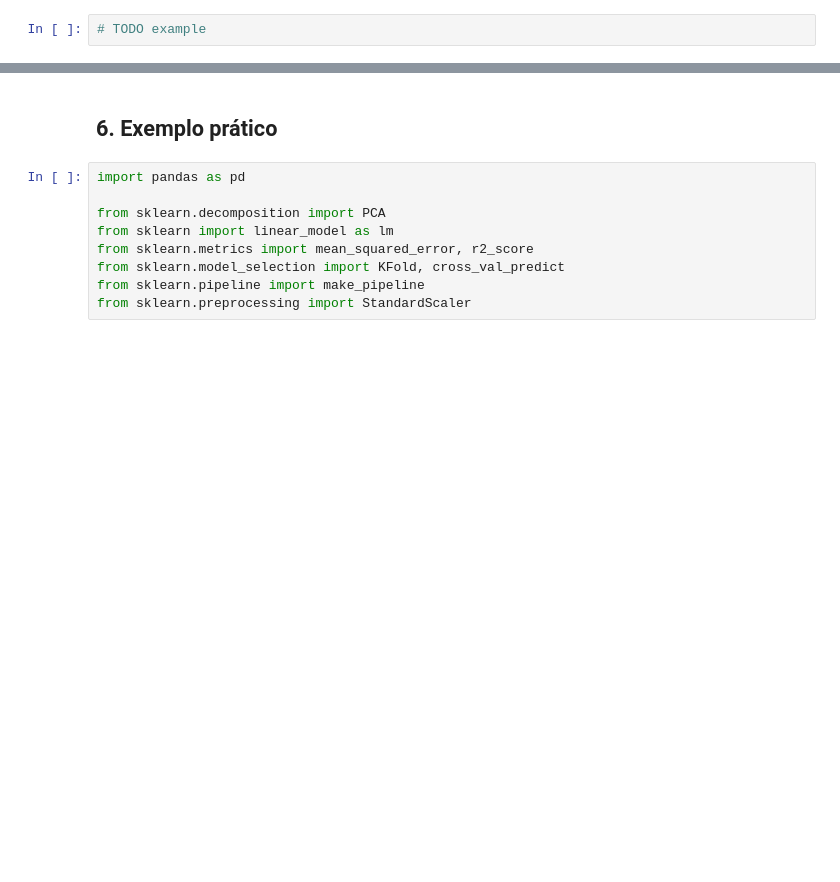
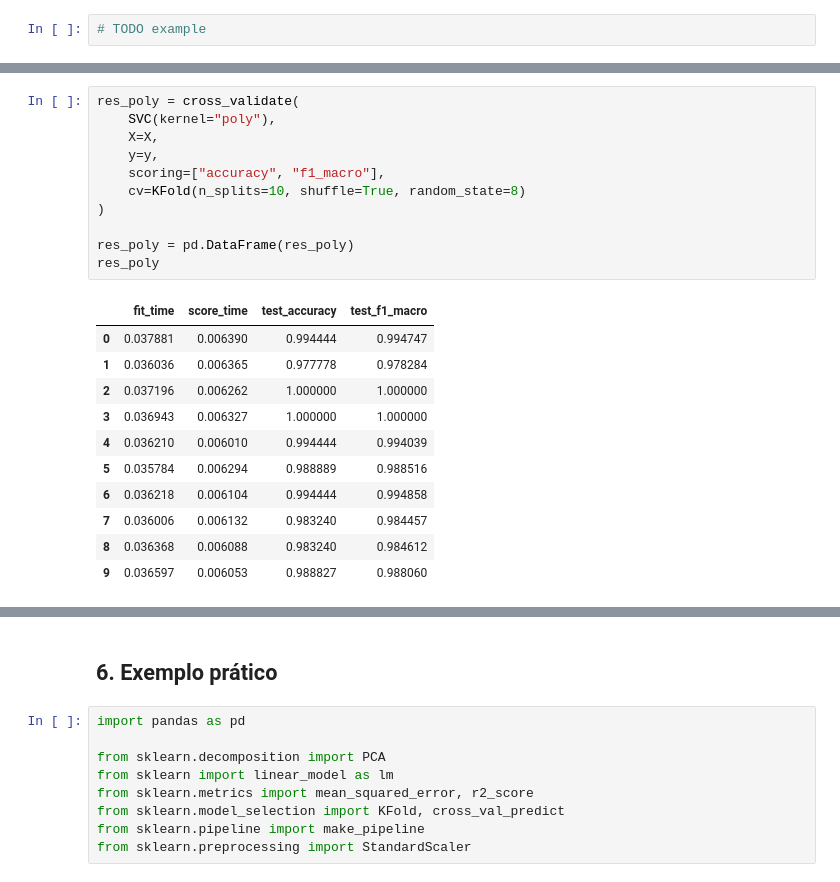
Before and after one commit to smastelini/eng-soft-ml-uel, a Jupyter notebook: aula-4.ipynb, the cells around one changed output, grey strips where cells are left out. Saved outputs shown, nothing was run; the diff lists cells and outputs as text; blank space fills up the shorter version.

```diff
--- a/aula-4.ipynb
+++ b/aula-4.ipynb
@@ -234,0 +318,23 @@ $$sigmoid(\tilde{x}) = \dfrac{1}{1 + e^{-\tilde{x}}}$$
+# %%
+res_poly = cross_validate(
+    SVC(kernel="poly"),
+    X=X,
+    y=y,
+    scoring=["accuracy", "f1_macro"],
+    cv=KFold(n_splits=10, shuffle=True, random_state=8)
+)
+
+res_poly = pd.DataFrame(res_poly)
+res_poly
+# %% [output]
+|  | fit_time | score_time | test_accuracy | test_f1_macro |
+| 0 | 0.037881 | 0.006390 | 0.994444 | 0.994747 |
+| 1 | 0.036036 | 0.006365 | 0.977778 | 0.978284 |
+| 2 | 0.037196 | 0.006262 | 1.000000 | 1.000000 |
+| 3 | 0.036943 | 0.006327 | 1.000000 | 1.000000 |
+| 4 | 0.036210 | 0.006010 | 0.994444 | 0.994039 |
+| 5 | 0.035784 | 0.006294 | 0.988889 | 0.988516 |
+| 6 | 0.036218 | 0.006104 | 0.994444 | 0.994858 |
+| 7 | 0.036006 | 0.006132 | 0.983240 | 0.984457 |
+| 8 | 0.036368 | 0.006088 | 0.983240 | 0.984612 |
+| 9 | 0.036597 | 0.006053 | 0.988827 | 0.988060 |
```
Also changed, not shown: parts of 30 cells of this notebook, 1 other file.
